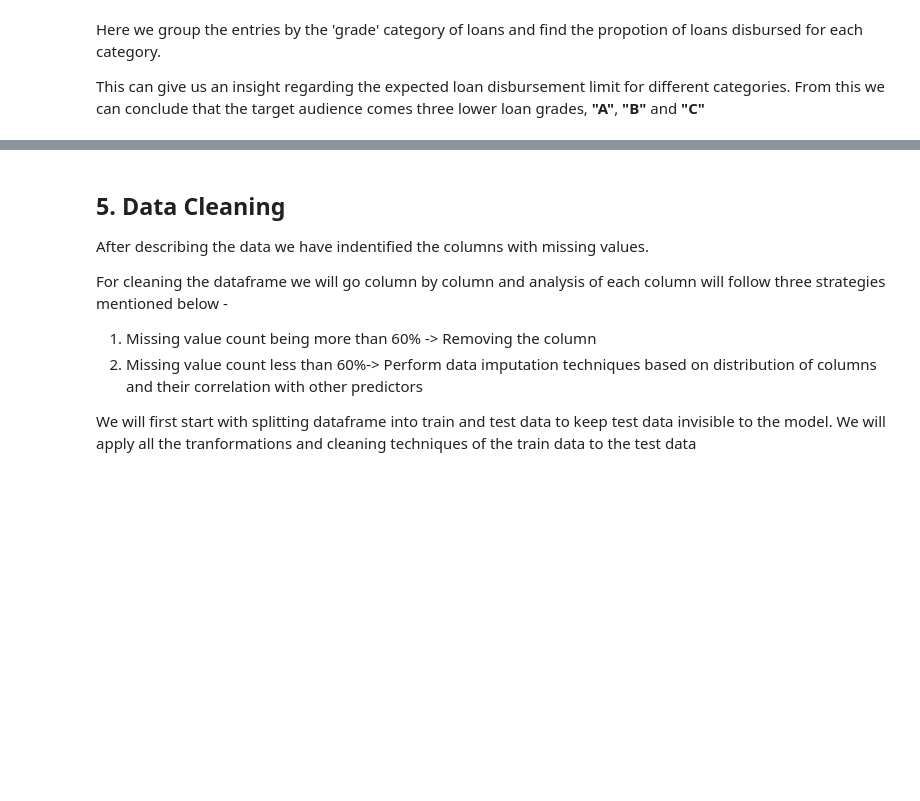
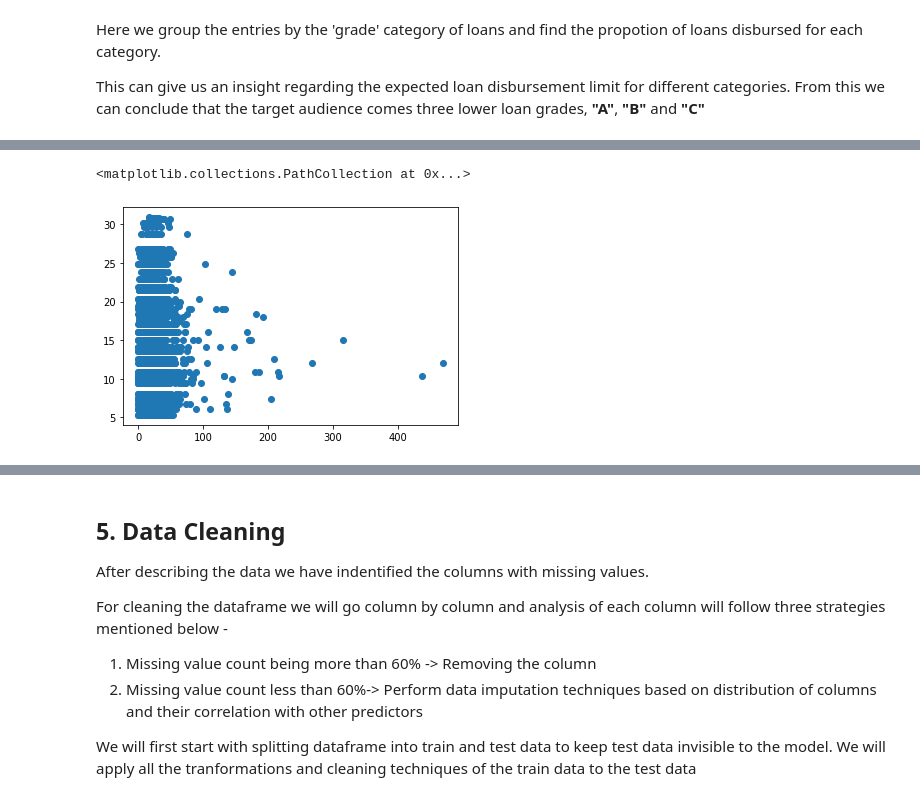
Before and after one commit to saishdesai23/Loan-Interest-Prediction, a Jupyter notebook: case_study_1_analysis.ipynb, the cells around one changed output, grey strips where cells are left out. Cells and saved outputs as stored; diff of their text form; code cells hidden in the pictures; blank space fills up the shorter version.

```diff
--- a/case_study_1_analysis.ipynb
+++ b/case_study_1_analysis.ipynb
@@ -190,3 +204,9 @@ This can give us an insight regarding the expected loan disbursement limit for d
+# %%
+# Higher the debt to income ratio riskier is the borrower. Hence higher interest rate
+plt.scatter(loan_data['debt_to_income'],loan_data['interest_rate'])
+# %% [output]
+<matplotlib.collections.PathCollection at 0x...>
+[figure, added]
 # %%
 loan_grade = loan_data.groupby(['grade']).mean().reset_index()
 loan_grade
```
Also changed, not shown: parts of 40 cells of this notebook.
